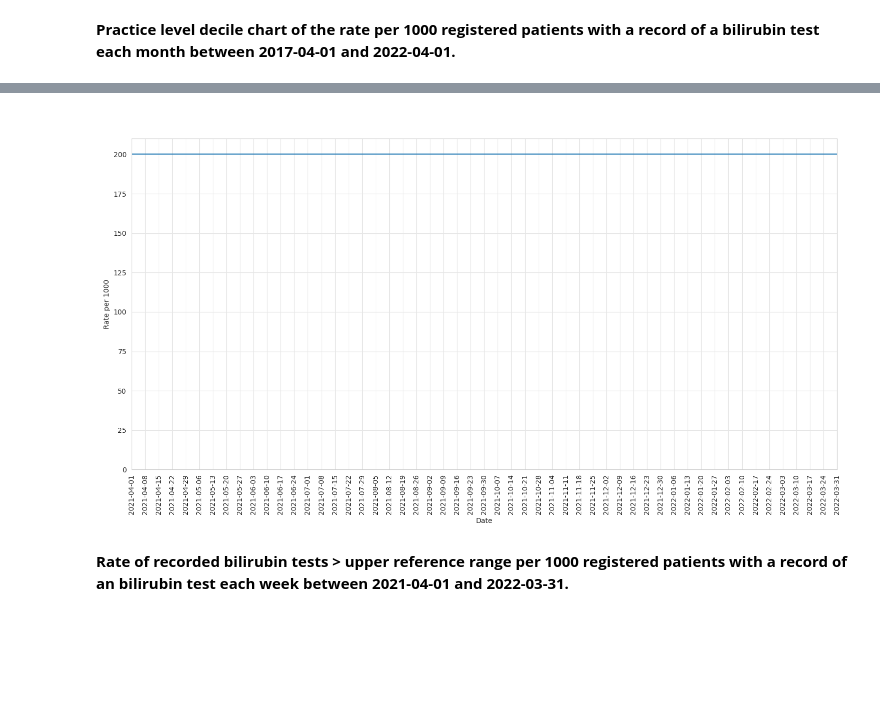
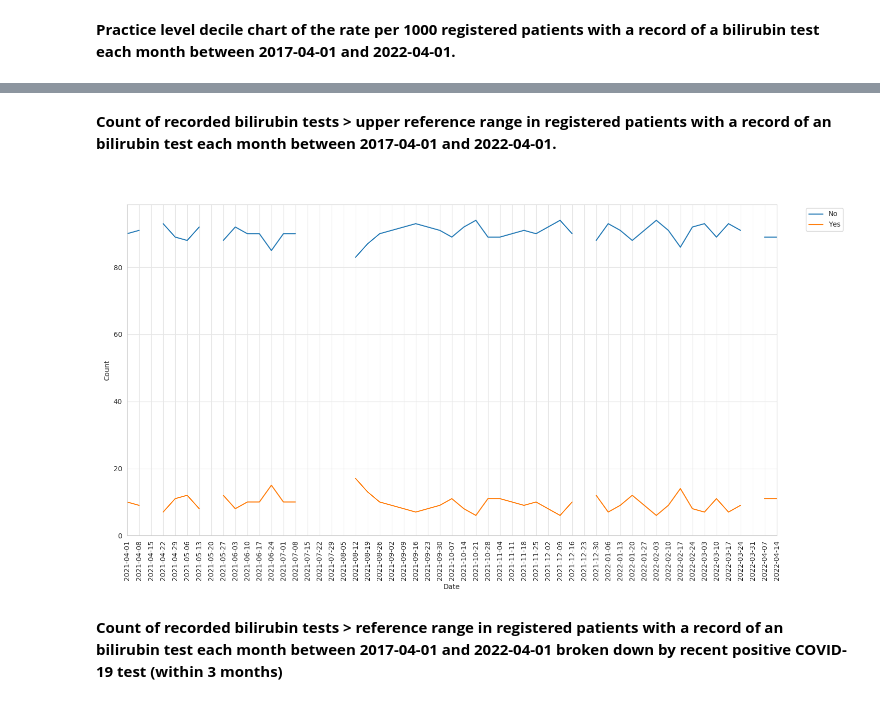
Before and after one commit to opensafely/hepatitis_in_children, a Jupyter notebook: analysis/report.ipynb, the cells around one changed output, grey strips where cells are left out. Drawn from its saved outputs; the diff is of its cells as text; code cells hidden in the pictures; blank space fills up the shorter version.

```diff
--- a/analysis/report.ipynb
+++ b/analysis/report.ipynb
@@ -194,10 +195,10 @@ Image(filename="../output/monthly/deciles_chart_bilirubin.png")
+# %% [markdown]
+**Count of recorded bilirubin tests > upper reference range in registered patients with a record of an bilirubin test each month between 2017-04-01 and 2022-04-01.**
 # %% [markdown]
-<a id="ast_oor"></a>
+<a id="bilirubin_cov"></a>
 # %%
-Image(filename="../output/weekly/plot_bilirubin_oor.png")
+Image(filename="../output/weekly/plot_bilirubin_oor_recent_cov_count.png")
 # %% [output]
-[figure, old version]
+[figure, new version]
 # %% [markdown]
-**Rate of recorded bilirubin tests > upper reference range per 1000 registered patients with a record of an bilirubin test each week between 2021-04-01 and 2022-03-31.**
+**Count of recorded bilirubin tests > reference range in registered patients with a record of an bilirubin test each month between 2017-04-01 and 2022-04-01 broken down by recent positive COVID-19 test (within 3 months)**
-# %% [markdown]
-<a id="bilirubin_rate_cov"></a>
```
Also changed, not shown: parts of 31 cells of this notebook.
